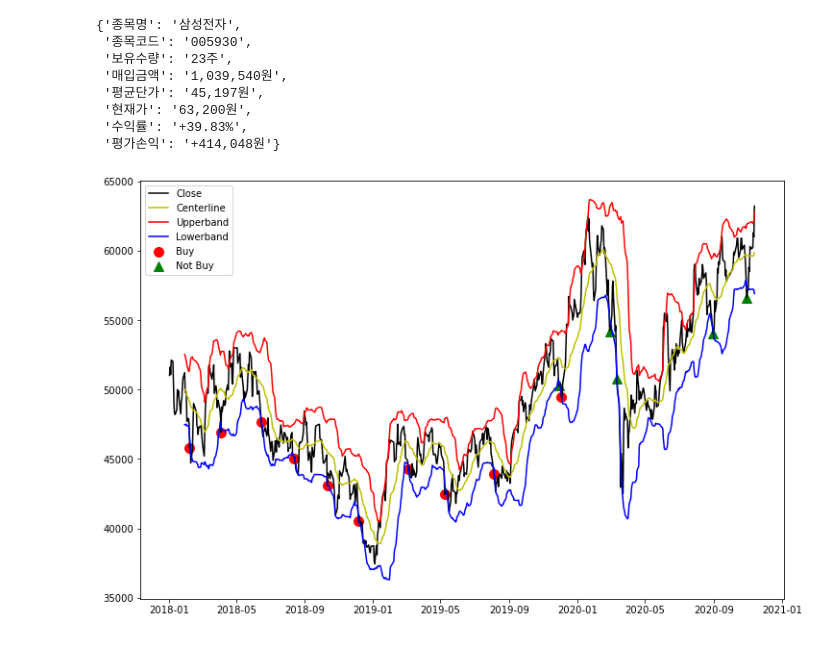
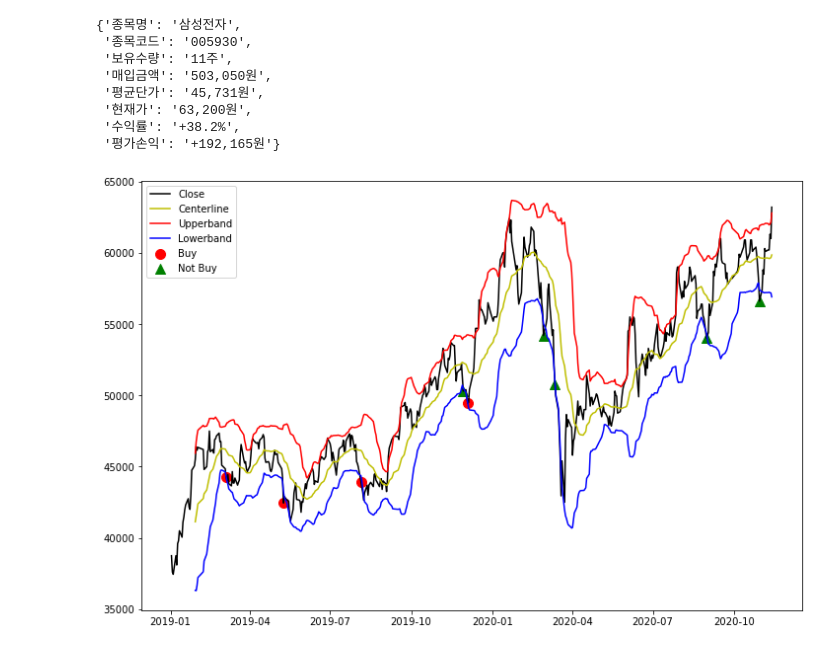
Before and after one commit to jjjCHA/stock_back_testing, a Jupyter notebook: get_bollinger_band_back_testing.ipynb, the cells around one changed output. Drawn from its saved outputs; the diff is of its cells as text; code cells hidden in the pictures.

```diff
--- a/get_bollinger_band_back_testing.ipynb
+++ b/get_bollinger_band_back_testing.ipynb
@@ -342,12 +362,12 @@ def get_bollinger_band_back_testing_by_price(
 # %%
-get_bollinger_band_back_testing_by_price("005930", "2018-01-01", price_buy=50000)
+get_bollinger_band_back_testing_by_price("005930", "2019-01-01", "2020-11-20", price_buy=50000)
 # %% [output]
 {'종목명': '삼성전자',
  '종목코드': '005930',
- '보유수량': '23주',
- '매입금액': '1,039,540원',
- '평균단가': '45,197원',
+ '보유수량': '11주',
+ '매입금액': '503,050원',
+ '평균단가': '45,731원',
  '현재가': '63,200원',
- '수익률': '+39.83%',
- '평가손익': '+414,048원'}
+ '수익률': '+38.2%',
+ '평가손익': '+192,165원'}
-[figure, old version]
+[figure, new version]
```
Also changed, not shown: parts of 3 cells of this notebook.
